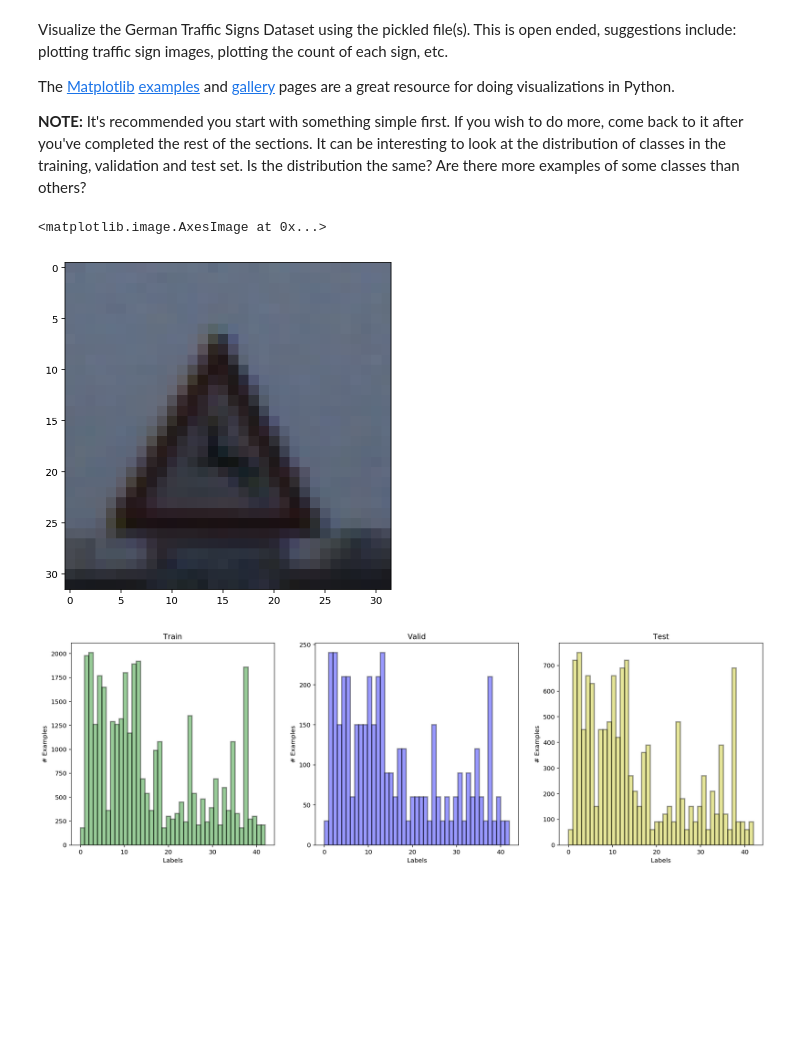
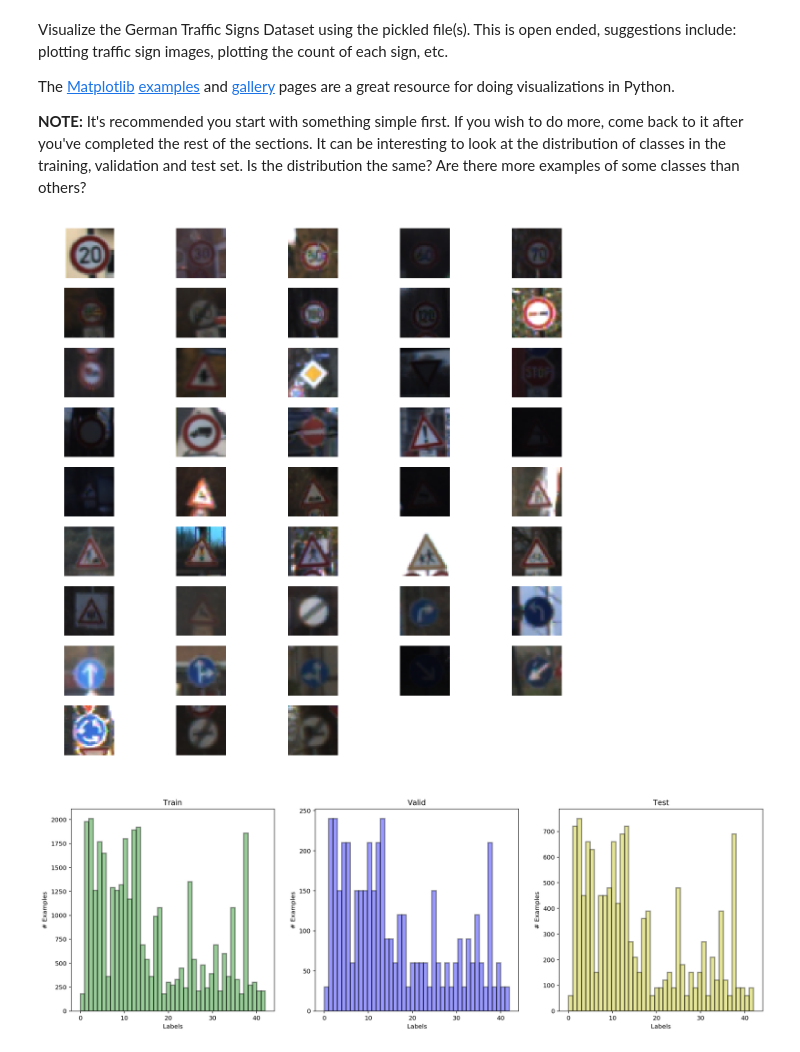
Before and after one commit to KyleGrier/self-driving, a Jupyter notebook: CarND-Traffic-Sign-Classifier-Project/Traffic_Sign_Classifier.ipynb, the cells around one changed output. Saved outputs shown, nothing was run; the diff lists cells and outputs as text; code cells hidden in the pictures; blank space fills up the shorter version.

```diff
--- a/CarND-Traffic-Sign-Classifier-Project/Traffic_Sign_Classifier.ipynb
+++ b/CarND-Traffic-Sign-Classifier-Project/Traffic_Sign_Classifier.ipynb
@@ -138,12 +139,19 @@ import matplotlib.pyplot as plt
 plt.rcParams["figure.figsize"] = (20, 6)
 import seaborn as sns
 import random as rd
-# %%
-#plt.imshow(X_train[rd.randint(0, len(X_train)-1)]);
-plt.imshow(X_train[600])
-# %% [output]
-<matplotlib.image.AxesImage at 0x...>
-[figure, removed]
+# %%
+fig = plt.figure(figsize=(10,10))
+gs_all = gridspec.GridSpec(9, 5)
+for i in range(43):
+    label_compare = np.argwhere(y_train == i)
+    label_compare = label_compare.reshape(len(label_compare))
+    gs = gridspec.GridSpecFromSubplotSpec(1, 1, subplot_spec=gs_all[i])
+    ax1 = plt.subplot(gs[0])
+    ax1.imshow(X_train[label_compare[0]])
+    ax1.axis('off')
+plt.show()
+# %% [output]
+[figure, added]
 # %%
 fig, axs = plt.subplots(ncols=3)
 sns.distplot(y_train, bins=n_classes, kde=False,\
```
Also changed, not shown: parts of 17 cells of this notebook, 3 other files.
